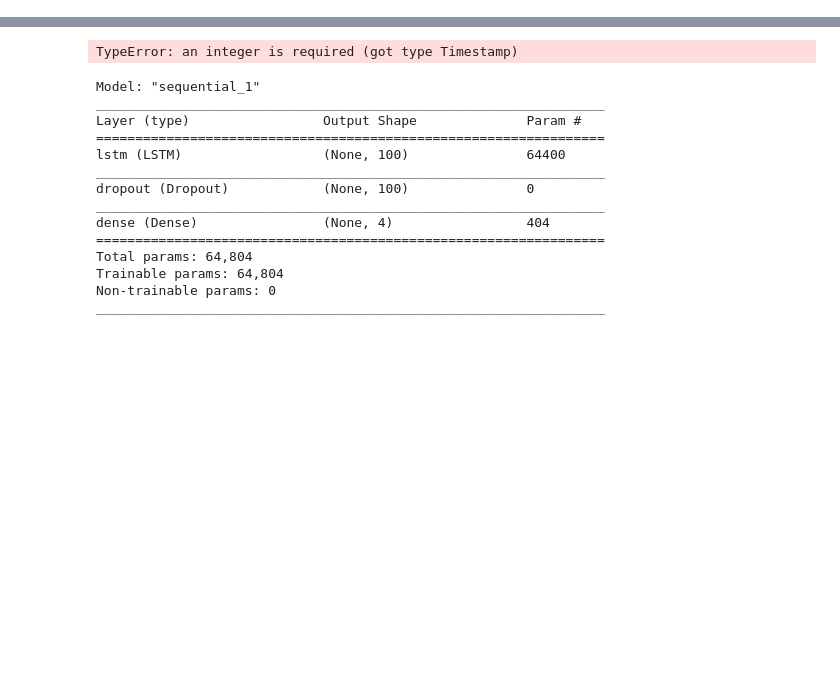
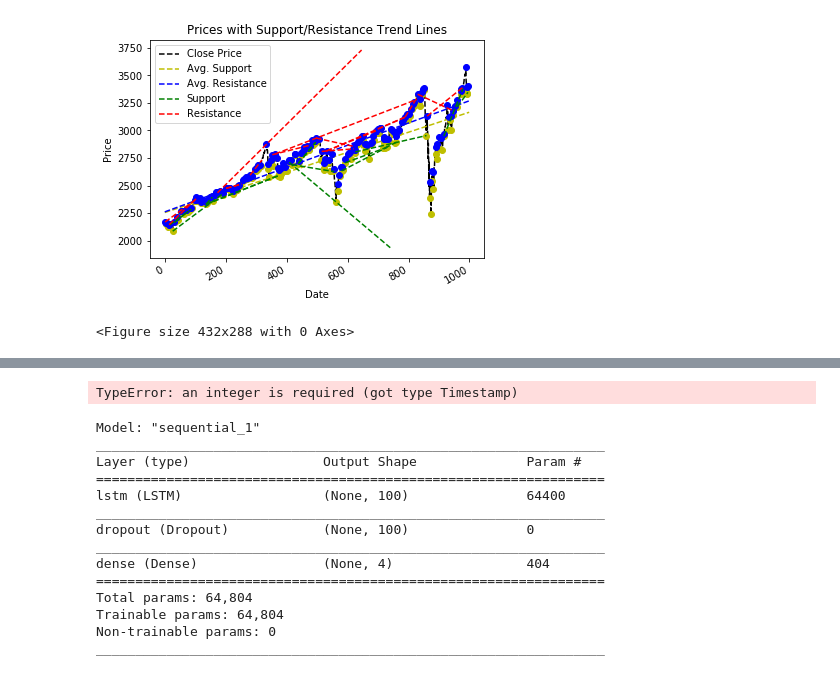
Before and after one commit to pikujs/Algo-Trading, a Jupyter notebook: notebook.ipynb, the cells around one changed output, grey strips where cells are left out. Saved outputs shown, nothing was run; the diff lists cells and outputs as text; code cells hidden in the pictures; blank space fills up the shorter version.

```diff
--- a/notebook.ipynb
+++ b/notebook.ipynb
@@ -49,3 +49,21 @@ df.head()
+# %%
+import trendln
+# this will serve as an example for security or index closing prices, or low and high prices
+tick = yfinance.Ticker('^GSPC') # S&P500
+hist = tick.history(period="max", rounding=True)
+h = hist[-1000:].Close
+mins, maxs = trendln.calc_support_resistance(h)
+minimaIdxs, pmin, mintrend, minwindows = trendln.calc_support_resistance((hist[-1000:].Low, None)) #support only
+mins, maxs = trendln.calc_support_resistance((hist[-1000:].Low, hist[-1000:].High))
+(minimaIdxs, pmin, mintrend, minwindows), (maximaIdxs, pmax, maxtrend, maxwindows) = mins, maxs
+# %%
+fig = trendln.plot_support_resistance(hist[-1000:].Close) # requires matplotlib - pip install matplotlib
+plt.savefig('charts/suppres.svg', format='svg')
+plt.show()
+plt.clf() #clear figure
+# %% [output]
+[figure, added]
+<Figure size 432x288 with 0 Axes>
 # %%
 print("Fetching Data")
 data = timscale_setup.get_full_table("BANKNIFTY_F1")
```
Also changed, not shown: parts of 13 cells of this notebook, 9 other files.
